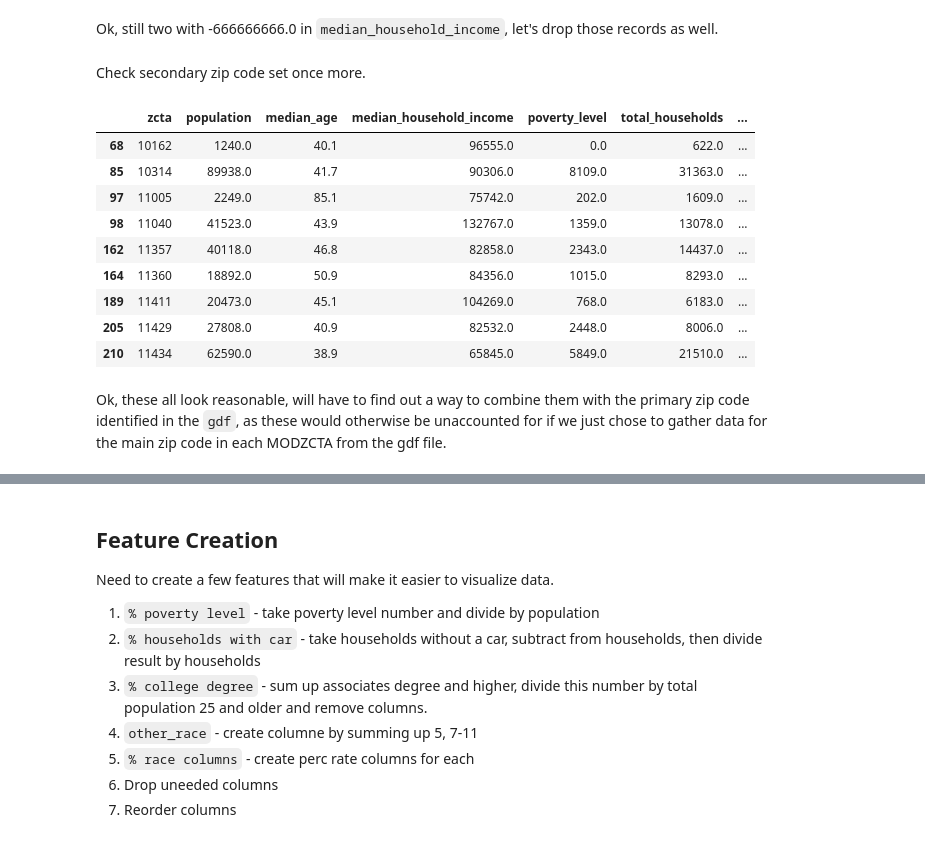
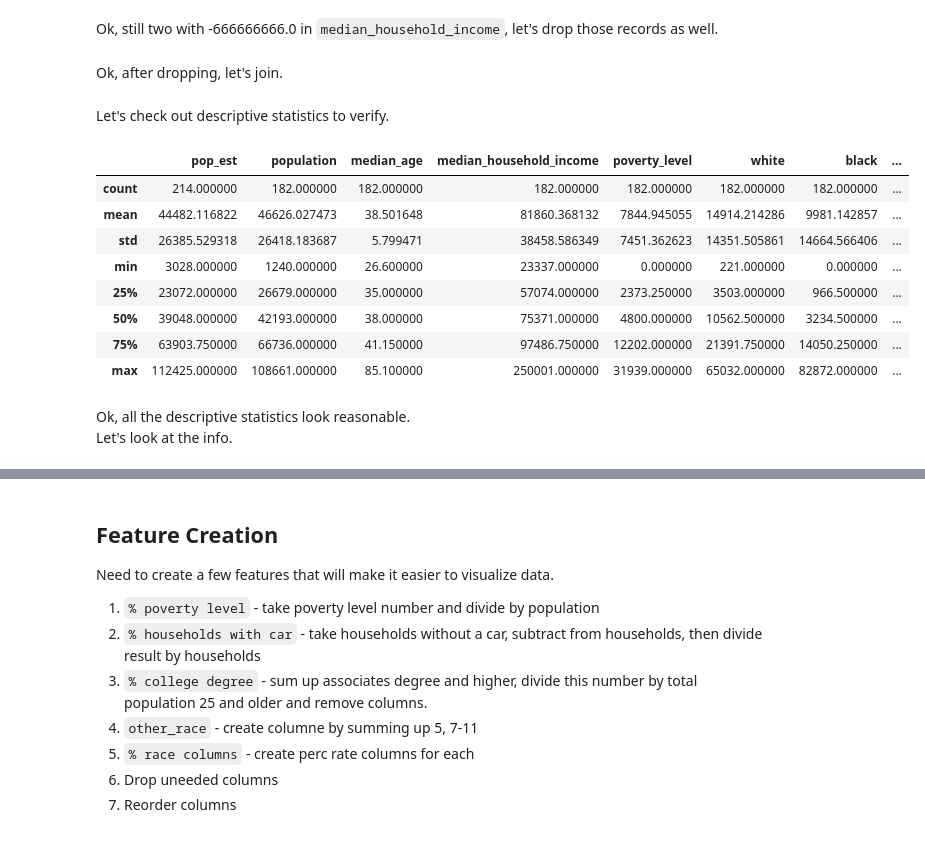
Before and after one commit to justinm0rgan/python_mapping, a Jupyter notebook: 01_data_gathering.ipynb, the cells around one changed output, grey strips where cells are left out. Drawn from its saved outputs; the diff is of its cells as text; code cells hidden in the pictures.

Commit message:
merged gdf with df, ready for feature creation

```diff
--- a/01_data_gathering.ipynb
+++ b/01_data_gathering.ipynb
@@ -408,20 +425,24 @@ Ok, still two with -666666666.0 in `median_household_income`, let's drop those r
 # %%
 # drop -666666666.0 in median_househould_income
 df_acs_2020=df_acs_2020[df_acs_2020['median_household_income'] != -666666666.0]
-# %% [markdown]
-Check secondary zip code set once more.
-# %%
-df_acs_2020[df_acs_2020['zcta'].isin(secondary_zip_set)]
-# %% [output]
-|  | zcta | population | median_age | median_household_income | poverty_level | total_households | ... |
-| 68 | 10162 | 1240.0 | 40.1 | 96555.0 | 0.0 | 622.0 | ... |
-| 85 | 10314 | 89938.0 | 41.7 | 90306.0 | 8109.0 | 31363.0 | ... |
-| 97 | 11005 | 2249.0 | 85.1 | 75742.0 | 202.0 | 1609.0 | ... |
-| 98 | 11040 | 41523.0 | 43.9 | 132767.0 | 1359.0 | 13078.0 | ... |
-| 162 | 11357 | 40118.0 | 46.8 | 82858.0 | 2343.0 | 14437.0 | ... |
-| 164 | 11360 | 18892.0 | 50.9 | 84356.0 | 1015.0 | 8293.0 | ... |
-| 189 | 11411 | 20473.0 | 45.1 | 104269.0 | 768.0 | 6183.0 | ... |
-| 205 | 11429 | 27808.0 | 40.9 | 82532.0 | 2448.0 | 8006.0 | ... |
-| 210 | 11434 | 62590.0 | 38.9 | 65845.0 | 5849.0 | 21510.0 | ... |
-# %% [markdown]
-Ok, these all look reasonable, will have to find out a way to combine them with the primary zip code identified in the `gdf`, as these would otherwise be unaccounted for if we just chose to gather data for the main zip code in each MODZCTA from the gdf file.
+# %% [markdown]
+Ok, after dropping, let's join.
+# %%
+gdf_full_merge=gdf_full.merge(df_acs_2020, right_on='zcta', left_on='zcta', how='left')
+# %% [markdown]
+Let's check out descriptive statistics to verify.
+# %%
+gdf_full_merge.describe()
+# %% [output]
+|  | pop_est | population | median_age | median_household_income | poverty_level | white | black | ... |
+| count | 214.000000 | 182.000000 | 182.000000 | 182.000000 | 182.000000 | 182.000000 | 182.000000 | ... |
+| mean | 44482.116822 | 46626.027473 | 38.501648 | 81860.368132 | 7844.945055 | 14914.214286 | 9981.142857 | ... |
+| std | 26385.529318 | 26418.183687 | 5.799471 | 38458.586349 | 7451.362623 | 14351.505861 | 14664.566406 | ... |
+| min | 3028.000000 | 1240.000000 | 26.600000 | 23337.000000 | 0.000000 | 221.000000 | 0.000000 | ... |
+| 25% | 23072.000000 | 26679.000000 | 35.000000 | 57074.000000 | 2373.250000 | 3503.000000 | 966.500000 | ... |
+| 50% | 39048.000000 | 42193.000000 | 38.000000 | 75371.000000 | 4800.000000 | 10562.500000 | 3234.500000 | ... |
+| 75% | 63903.750000 | 66736.000000 | 41.150000 | 97486.750000 | 12202.000000 | 21391.750000 | 14050.250000 | ... |
+| max | 112425.000000 | 108661.000000 | 85.100000 | 250001.000000 | 31939.000000 | 65032.000000 | 82872.000000 | ... |
+# %% [markdown]
+Ok, all the descriptive statistics look reasonable.<br>
+Let's look at the info.
```
Also changed, not shown: parts of 33 cells of this notebook.
